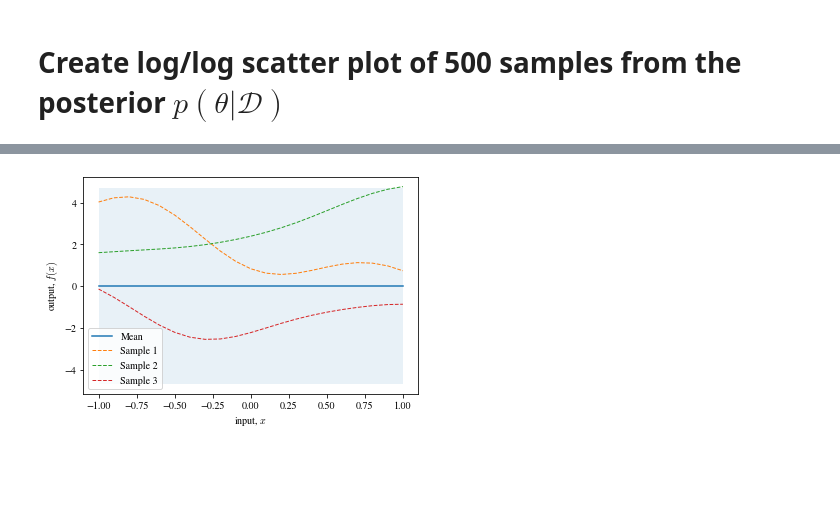
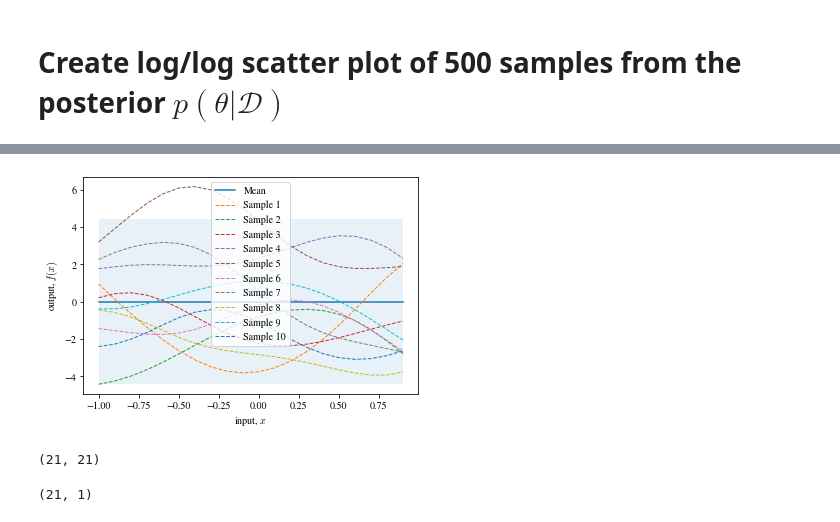
Before and after one commit to Clarkdrengen/PML_2023, a Jupyter notebook: PML_Part_b_Team_Master.ipynb, the cells around one changed output, grey strips where cells are left out. Saved outputs shown, nothing was run; the diff lists cells and outputs as text; code cells hidden in the pictures; blank space fills up the shorter version.

```diff
--- a/PML_Part_b_Team_Master.ipynb
+++ b/PML_Part_b_Team_Master.ipynb
@@ -59,7 +59,5 @@ kernel.variance = pyro.nn.PyroSample(dist.LogNormal(0.0, 2.0))
 gpr = gp.models.GPRegression(x, y, kernel)
 # %%
 hmc_kernel=pyro.infer.NUTS(gpr.model, jit_compile=True)
-mcmc = pyro.infer.MCMC(hmc_kernel, num_samples=10000, num_chains=5, warmup_steps=1000)
+mcmc = pyro.infer.MCMC(hmc_kernel, num_samples=1000, num_chains=5, warmup_steps=1000)
 mcmc.run()
-posterior_ls = mcmc.get_samples()["kernel.lengthscale"]
-posterior_vs = mcmc.get_samples()["kernel.variance"]
@@ -167,20 +171,24 @@ def kernel(X1, X2, l=torch.mean(posterior_kernel_ls).item(), sigma_f=torch.mean(
 # %%
 %matplotlib inline
 
 # Finite number of points
-X = np.arange(-1, 1.01, 0.1).reshape(-1, 1)
+X = np.arange(-1, 1.0, 0.1).reshape(-1, 1)
 
 # Mean and covariance of the prior
 mu = np.zeros(X.shape)
 cov = kernel(X, X)
 
 # Draw three samples from the prior
-samples = np.random.multivariate_normal(mu.ravel(), cov, 3)
+samples = np.random.multivariate_normal(mu.ravel(), cov, 10)
 
 # Plot GP mean, uncertainty region and samples
 plot_gp(mu, cov, X, samples=samples)
 # %% [output]
-[figure, old version]
+[figure, new version]
+# %%
+cov.shape
+# %% [output]
+(21, 21)
 # %%
 from numpy.linalg import inv
 
@@ -217,3 +224,7 @@ def posterior(X_s, X_train, Y_train, l=torch.mean(posterior_kernel_ls).item(), s
+# %%
+mu_s.shape
+# %% [output]
+(21, 1)
 # %%
 # Noise free training data
 #X_train = np.array([-4, -3, -2, -1, 1]).reshape(-1, 1)
```
Also changed, not shown: parts of 21 cells of this notebook.
